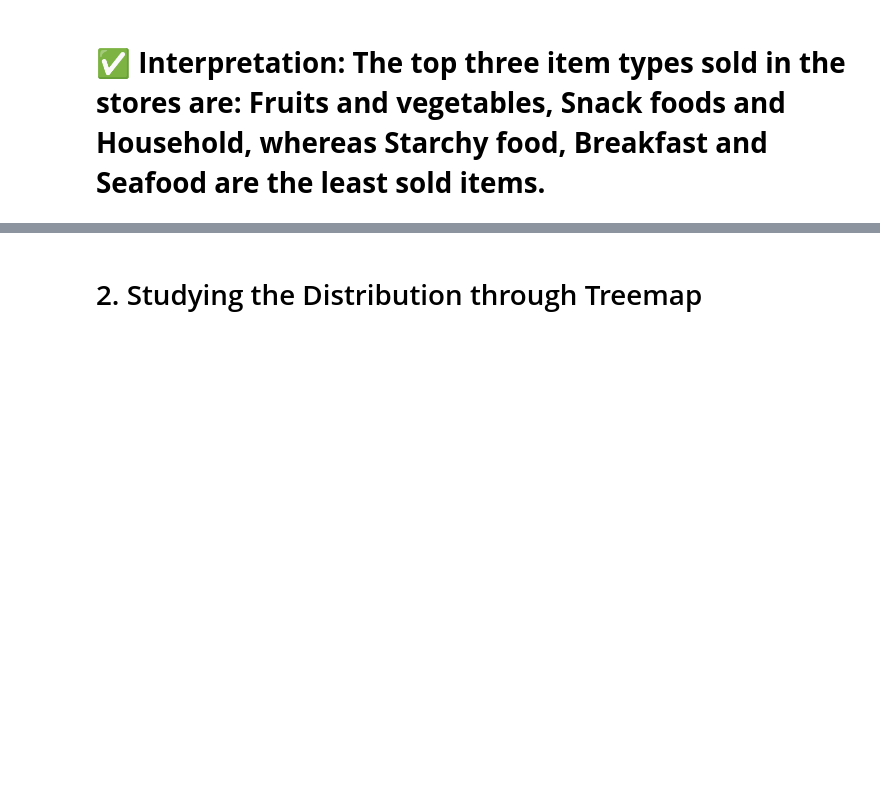
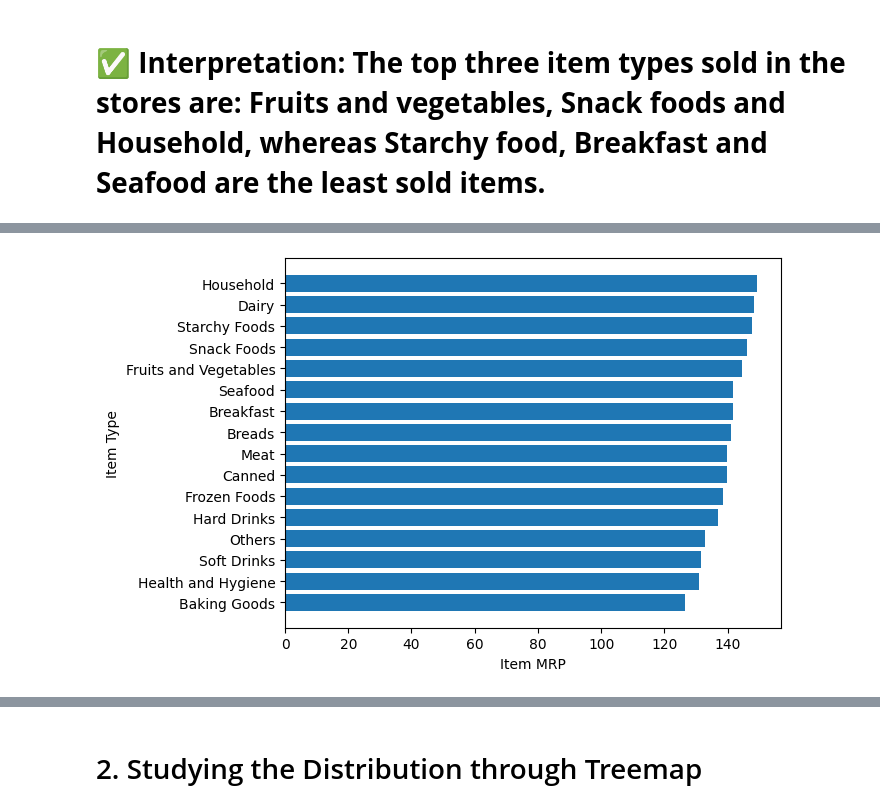
Before and after one commit to Souha-Kabtni/Food-Sales-Predictions, a Jupyter notebook: Souha_Kabtni_Project_1_Part_3_(Core)_Phase.ipynb, the cells around one changed output, grey strips where cells are left out. Saved outputs shown, nothing was run; the diff lists cells and outputs as text; code cells hidden in the pictures; blank space fills up the shorter version.

```diff
--- a/Souha_Kabtni_Project_1_Part_3_(Core)_Phase.ipynb
+++ b/Souha_Kabtni_Project_1_Part_3_(Core)_Phase.ipynb
@@ -399,0 +404,6 @@ plt.show();
+# %%
+# Make a barchart to show the average Item_MRP for each Item_Type.
+# (hint: use groupby to groupby the Item_Type and find the average Item_MRP.)
+
+df_ItemType_per_MRP = df.groupby('Item_Type')['Item_MRP'].mean()
+df_ItemType_per_MRP
@@ -399,0 +429,8 @@ plt.show();
+# %%
+df_ItemType_per_MRP = df_ItemType_per_MRP.sort_values()   # this is added to sort my values in an ascending manner
+plt.barh(df_ItemType_per_MRP.index, df_ItemType_per_MRP.values)
+plt.ylabel('Item Type')
+plt.xlabel('Item MRP')
+plt.show()
+# %% [output]
+[figure, added]
```
Also changed, not shown: parts of 21 cells of this notebook.
